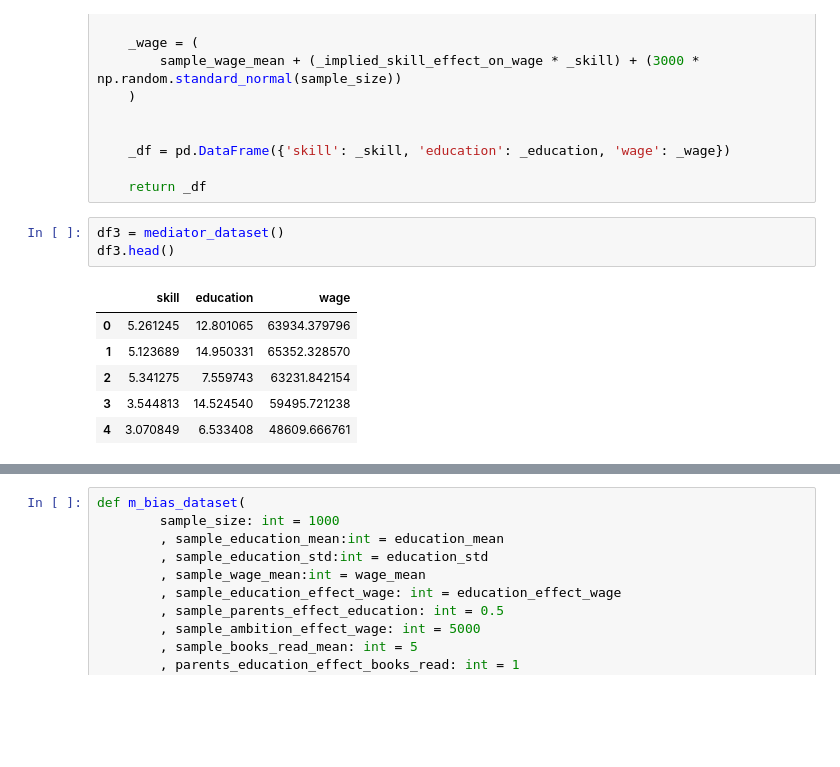
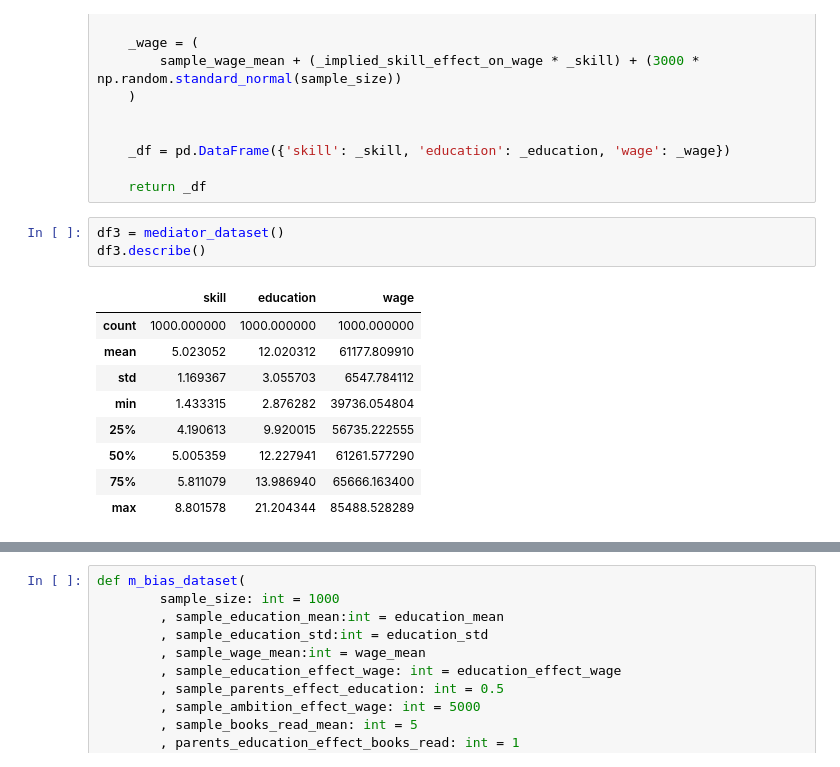
Before and after one commit to randomao/sandbox-for-ml-projects, a Jupyter notebook: causal-ml/01_basic_concepts.ipynb, the cells around one changed output, grey strips where cells are left out. Cells and saved outputs as stored; diff of their text form; blank space fills up the shorter version.

```diff
--- a/causal-ml/01_basic_concepts.ipynb
+++ b/causal-ml/01_basic_concepts.ipynb
@@ -249,14 +262,17 @@ def mediator_dataset(
     return _df
 # %%
 df3 = mediator_dataset()
-df3.head()
+df3.describe()
 # %% [output]
 |  | skill | education | wage |
-| 0 | 5.261245 | 12.801065 | 63934.379796 |
-| 1 | 5.123689 | 14.950331 | 65352.328570 |
-| 2 | 5.341275 | 7.559743 | 63231.842154 |
-| 3 | 3.544813 | 14.524540 | 59495.721238 |
-| 4 | 3.070849 | 6.533408 | 48609.666761 |
+| count | 1000.000000 | 1000.000000 | 1000.000000 |
+| mean | 5.023052 | 12.020312 | 61177.809910 |
+| std | 1.169367 | 3.055703 | 6547.784112 |
+| min | 1.433315 | 2.876282 | 39736.054804 |
+| 25% | 4.190613 | 9.920015 | 56735.222555 |
+| 50% | 5.005359 | 12.227941 | 61261.577290 |
+| 75% | 5.811079 | 13.986940 | 65666.163400 |
+| max | 8.801578 | 21.204344 | 85488.528289 |
 # %%
 # correct - do not control for mediator collider
 
```
Also changed, not shown: parts of 19 cells of this notebook.
